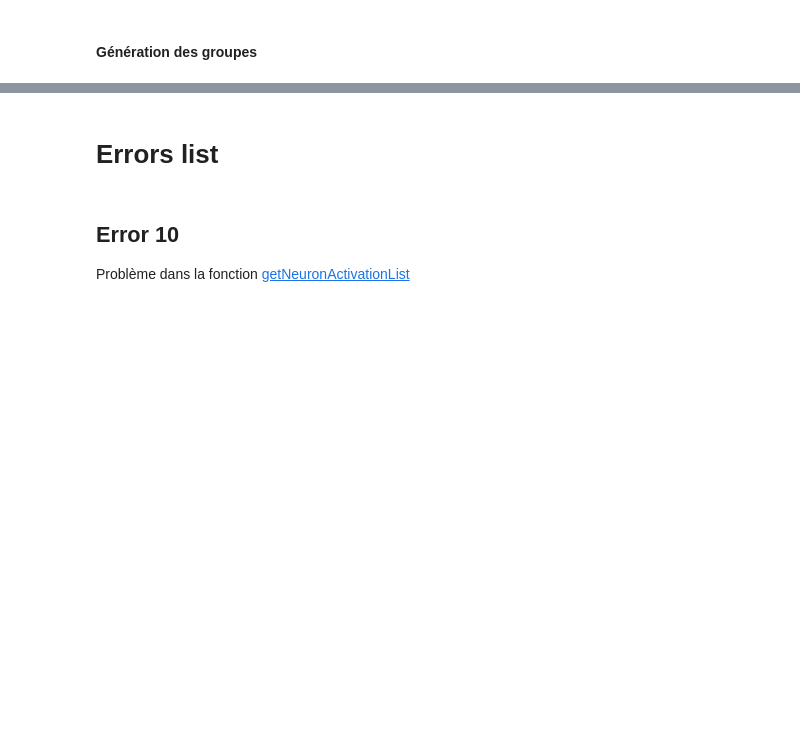
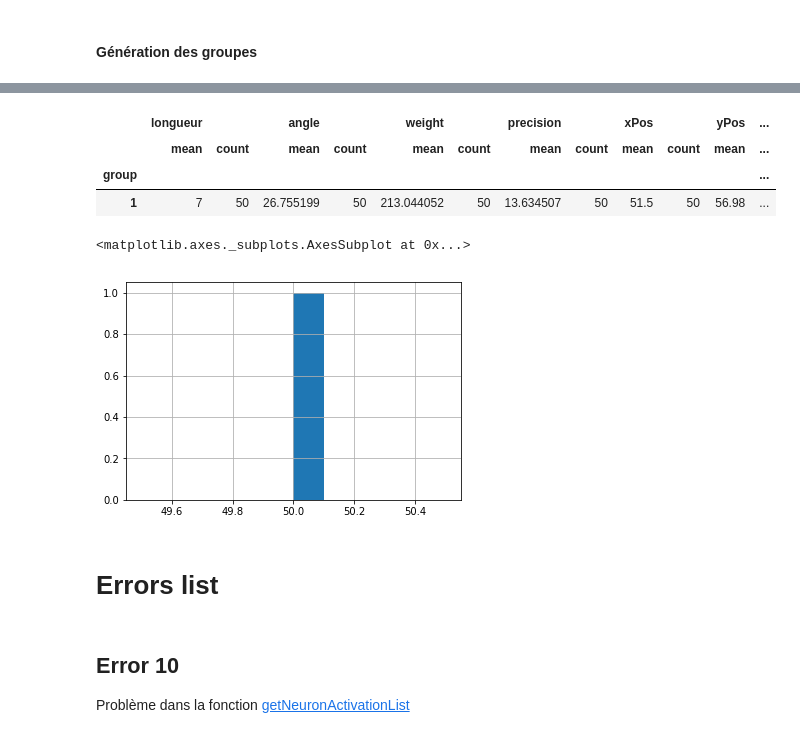
Before and after one commit to oliviermanette/VideoObjectDetection, a Jupyter notebook: detection.ipynb, the cells around one changed output, grey strips where cells are left out. Saved outputs shown, nothing was run; the diff lists cells and outputs as text; code cells hidden in the pictures; blank space fills up the shorter version.

```diff
--- a/detection.ipynb
+++ b/detection.ipynb
@@ -682,3 +751,15 @@ titi[0:4]
+# %%
+titi.groupby('group').agg(['mean', 'count'])[0:5]
+# %% [output]
+|  | longueur |  | angle |  | weight |  | precision |  | xPos |  | yPos | ... |
+|  | mean | count | mean | count | mean | count | mean | count | mean | count | mean | ... |
+| group |  |  |  |  |  |  |  |  |  |  |  | ... |
+| 1 | 7 | 50 | 26.755199 | 50 | 213.044052 | 50 | 13.634507 | 50 | 51.5 | 50 | 56.98 | ... |
+# %%
+titi.groupby('group').size().hist()
+# %% [output]
+<matplotlib.axes._subplots.AxesSubplot at 0x...>
+[figure, added]
 # %% [markdown]
 # Errors list
 # %% [markdown]
```
Also changed, not shown: parts of 26 cells of this notebook.
